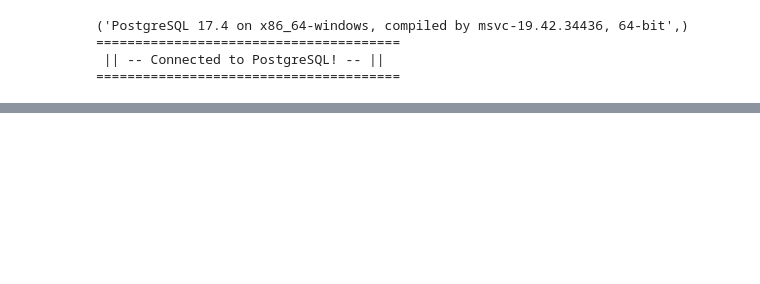
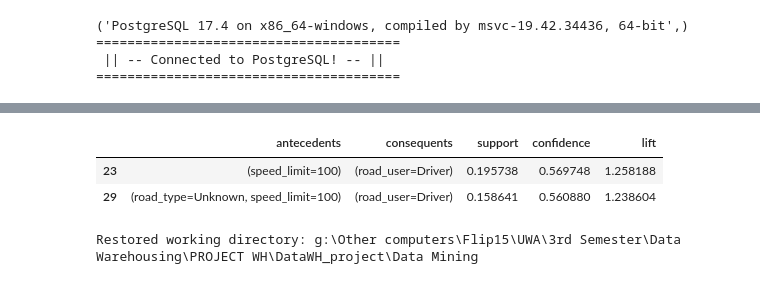
Before and after one commit to cedrusdang/DataWarehouse_project, a Jupyter notebook: Data Mining/data_mining.ipynb, the cells around one changed output, grey strips where cells are left out. Cells and saved outputs as stored; diff of their text form; code cells hidden in the pictures; blank space fills up the shorter version.

```diff
--- a/Data Mining/data_mining.ipynb
+++ b/Data Mining/data_mining.ipynb
@@ -326,0 +208,17 @@ for freq, dur in notes:
+# %%
+
+# Filtering the result to show only "Road User" on the rigth hand side (consequents)
+result_fp = rules_fp[['antecedents','consequents','support','confidence','lift']]
+filtered_rules_road_users = result_fp[
+    result_fp['consequents'].apply(lambda x: len(x) == 1 and next(iter(x)).startswith('road_user'))
+]
+
+#Sort the output with lift then confidence
+ranked_rules = filtered_rules_road_users.sort_values(by=['lift', 'confidence'], ascending=[False, False])
+
+#display top 5 rule of associate found
+ranked_rules.head(5)
+# %% [output]
+|  | antecedents | consequents | support | confidence | lift |
+| 23 | (speed_limit=100) | (road_user=Driver) | 0.195738 | 0.569748 | 1.258188 |
+| 29 | (road_type=Unknown, speed_limit=100) | (road_user=Driver) | 0.158641 | 0.560880 | 1.238604 |
@@ -326,0 +230,6 @@ for freq, dur in notes:
+# %%
+# Restore original working directory
+os.chdir(original_dir)
+print("Restored working directory:", os.getcwd())
+# %% [output]
+Restored working directory: g:\Other computers\Flip15\UWA\3rd Semester\Data Warehousing\PROJECT WH\DataWH_project\Data Mining
```
Also changed, not shown: parts of 21 cells of this notebook, 8 other files.
